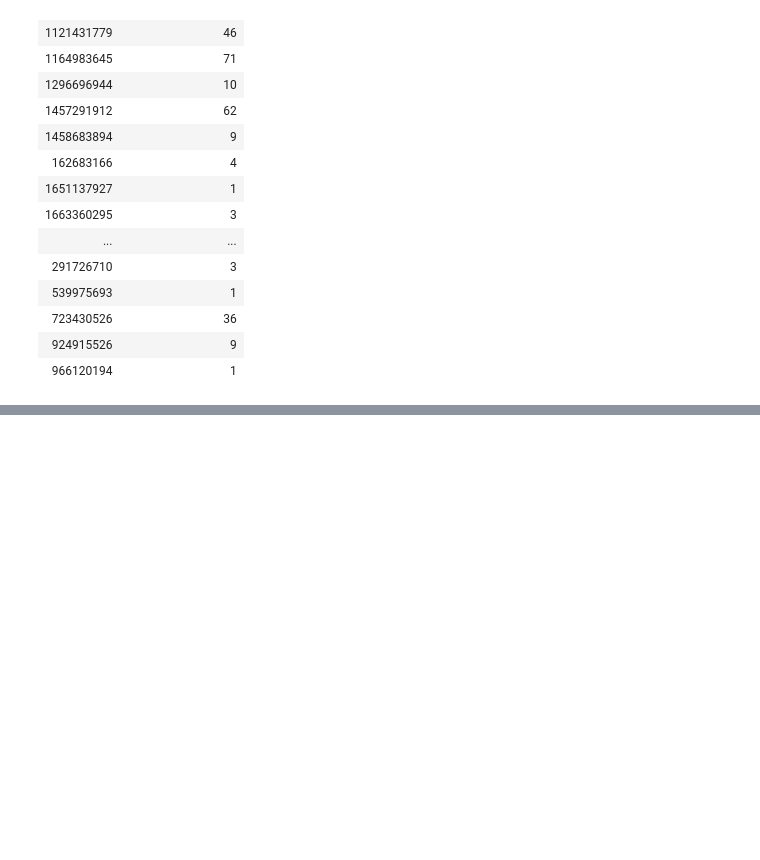
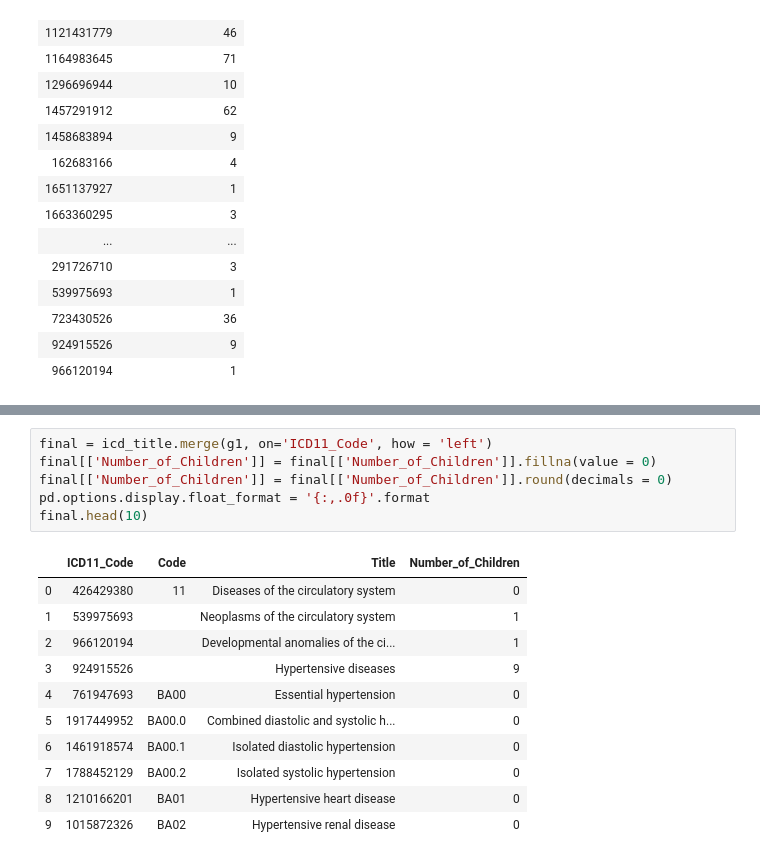
Before and after one commit to pinglab-intern/NetworkAnalysis, a Jupyter notebook: Extract_Cardiovascular.ipynb, the cells around one changed output, grey strips where cells are left out. Cells and saved outputs as stored; diff of their text form; blank space fills up the shorter version.

```diff
--- a/Extract_Cardiovascular.ipynb
+++ b/Extract_Cardiovascular.ipynb
@@ -210,0 +215,18 @@ icd_title.head()
+# %%
+final = icd_title.merge(g1, on='ICD11_Code', how = 'left')
+final[['Number_of_Children']] = final[['Number_of_Children']].fillna(value = 0)
+final[['Number_of_Children']] = final[['Number_of_Children']].round(decimals = 0)
+pd.options.display.float_format = '{:,.0f}'.format
+final.head(10)
+# %% [output]
+|  | ICD11_Code | Code | Title | Number_of_Children |
+| 0 | 426429380 | 11 | Diseases of the circulatory system | 0 |
+| 1 | 539975693 |  | Neoplasms of the circulatory system | 1 |
+| 2 | 966120194 |  | Developmental anomalies of the ci... | 1 |
+| 3 | 924915526 |  | Hypertensive diseases | 9 |
+| 4 | 761947693 | BA00 | Essential hypertension | 0 |
+| 5 | 1917449952 | BA00.0 | Combined diastolic and systolic h... | 0 |
+| 6 | 1461918574 | BA00.1 | Isolated diastolic hypertension | 0 |
+| 7 | 1788452129 | BA00.2 | Isolated systolic hypertension | 0 |
+| 8 | 1210166201 | BA01 | Hypertensive heart disease | 0 |
+| 9 | 1015872326 | BA02 | Hypertensive renal disease | 0 |
```
Also changed, not shown: parts of 4 cells of this notebook.
